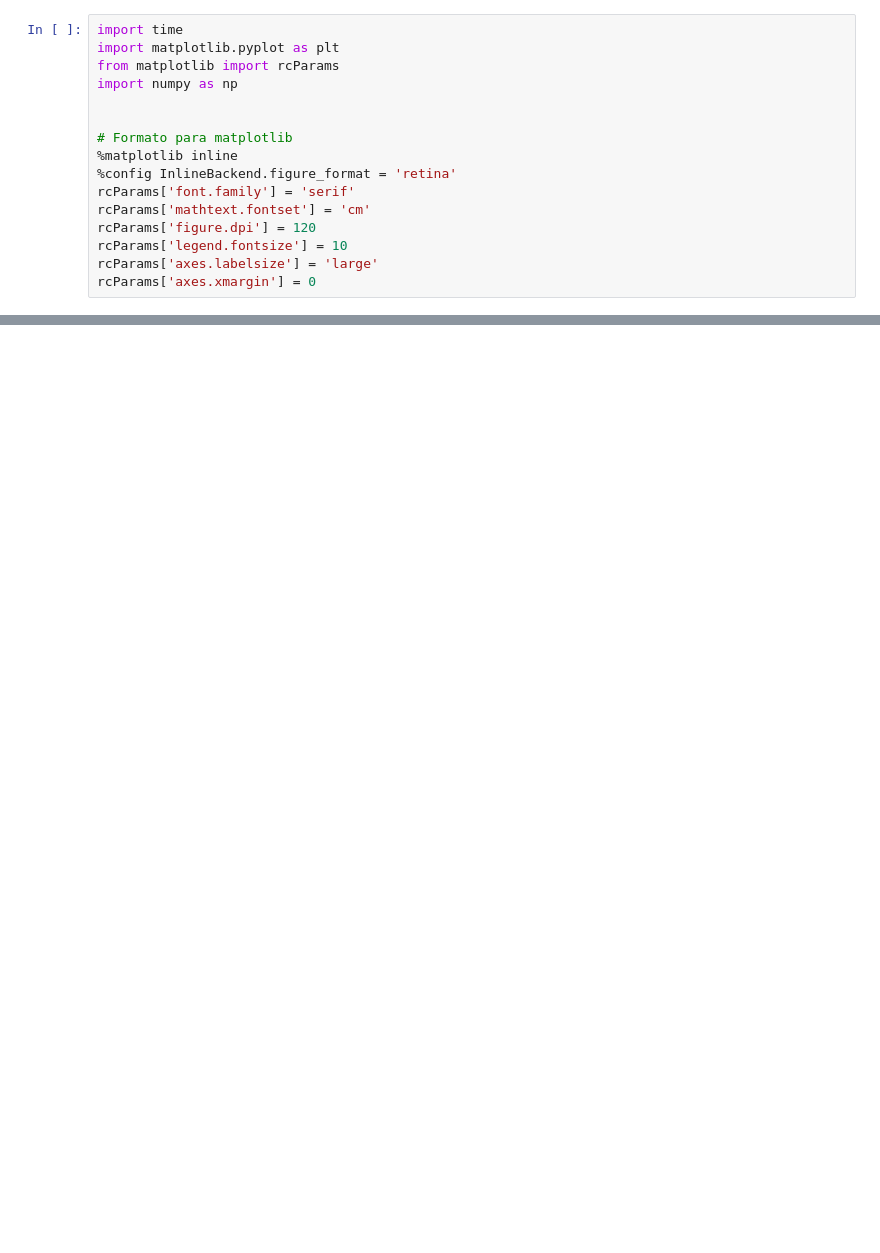
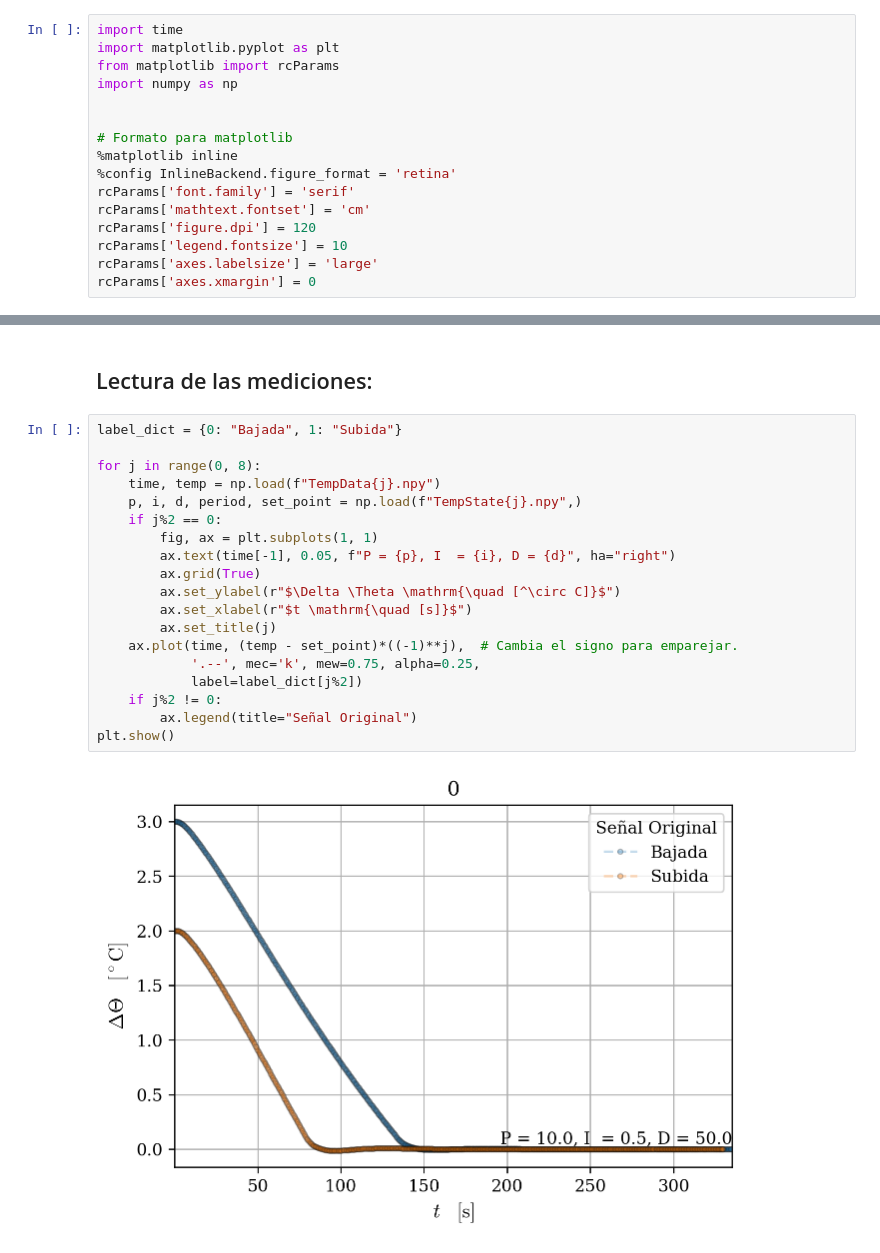
Before and after one commit to agustinbrusco/Laboratorio5, a Jupyter notebook: Datos y código - Práctica 2/pid_controller_simulator.ipynb, the cells around one changed output, grey strips where cells are left out. Saved outputs shown, nothing was run; the diff lists cells and outputs as text; blank space fills up the shorter version.

```diff
--- a/Datos y código - Práctica 2/pid_controller_simulator.ipynb
+++ b/Datos y código - Práctica 2/pid_controller_simulator.ipynb
@@ -75,0 +73,23 @@ plt.show()
+# %% [markdown]
+## Lectura de las mediciones:
+# %%
+label_dict = {0: "Bajada", 1: "Subida"}
+
+for j in range(0, 8):
+    time, temp = np.load(f"TempData{j}.npy")
+    p, i, d, period, set_point = np.load(f"TempState{j}.npy",)
+    if j%2 == 0:
+        fig, ax = plt.subplots(1, 1)
+        ax.text(time[-1], 0.05, f"P = {p}, I  = {i}, D = {d}", ha="right")
+        ax.grid(True)
+        ax.set_ylabel(r"$\Delta \Theta \mathrm{\quad [^\circ C]}$")
+        ax.set_xlabel(r"$t \mathrm{\quad [s]}$")
+        ax.set_title(j)
+    ax.plot(time, (temp - set_point)*((-1)**j),  # Cambia el signo para emparejar.
+            '.--', mec='k', mew=0.75, alpha=0.25,
+            label=label_dict[j%2])
+    if j%2 != 0:
+        ax.legend(title="Señal Original")
+plt.show()
+# %% [output]
+[figure, added]
```
Also changed, not shown: parts of 5 cells of this notebook.
